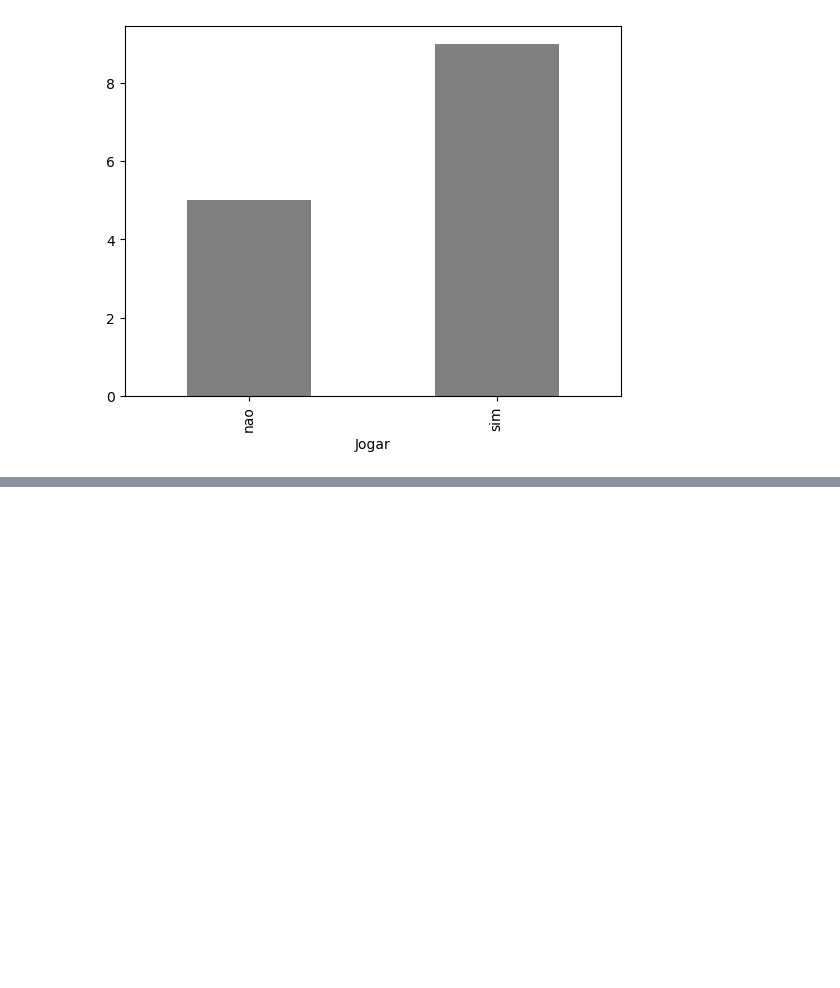
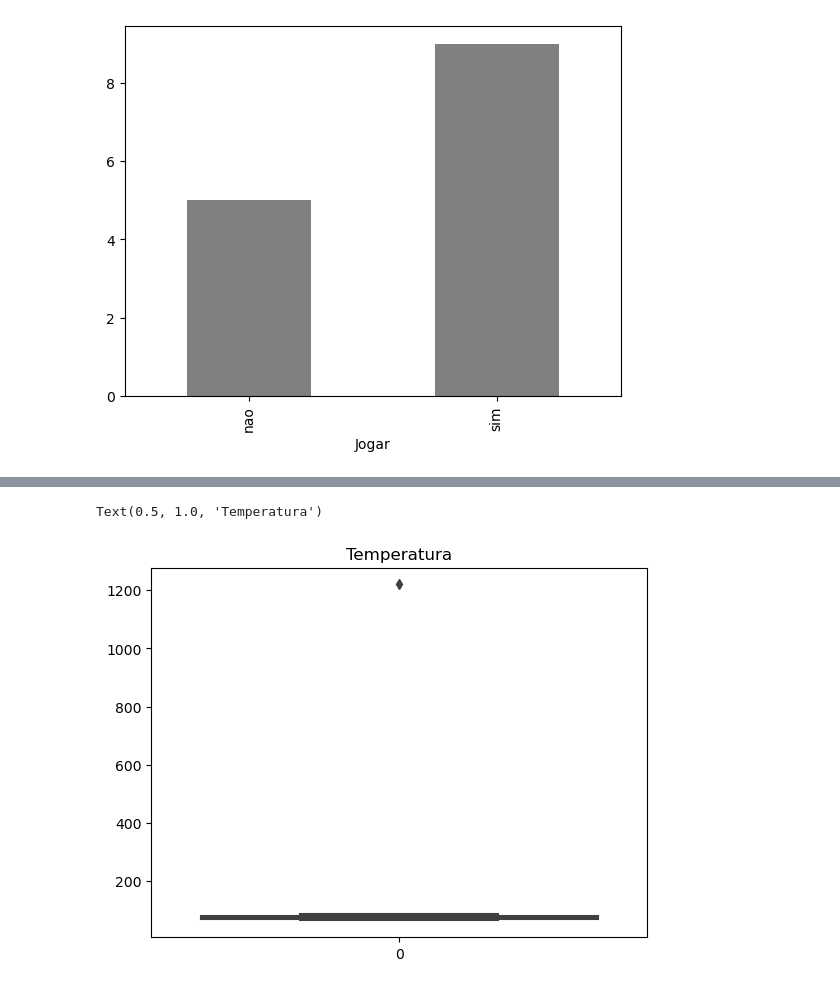
Before and after one commit to RodrigoD4v/Limpeza-Tratamento-Dados, a Jupyter notebook: notebooks/limpeza_tratamento.ipynb, the cells around one changed output, grey strips where cells are left out. Drawn from its saved outputs; the diff is of its cells as text; code cells hidden in the pictures; blank space fills up the shorter version.

```diff
--- a/notebooks/limpeza_tratamento.ipynb
+++ b/notebooks/limpeza_tratamento.ipynb
@@ -78,0 +120,5 @@ group.plot.bar(color ='gray')
+# %%
+srs.boxplot(dataset['Temperatura']).set_title('Temperatura')
+# %% [output]
+Text(0.5, 1.0, 'Temperatura')
+[figure, added]
```
Also changed, not shown: parts of 6 cells of this notebook.
